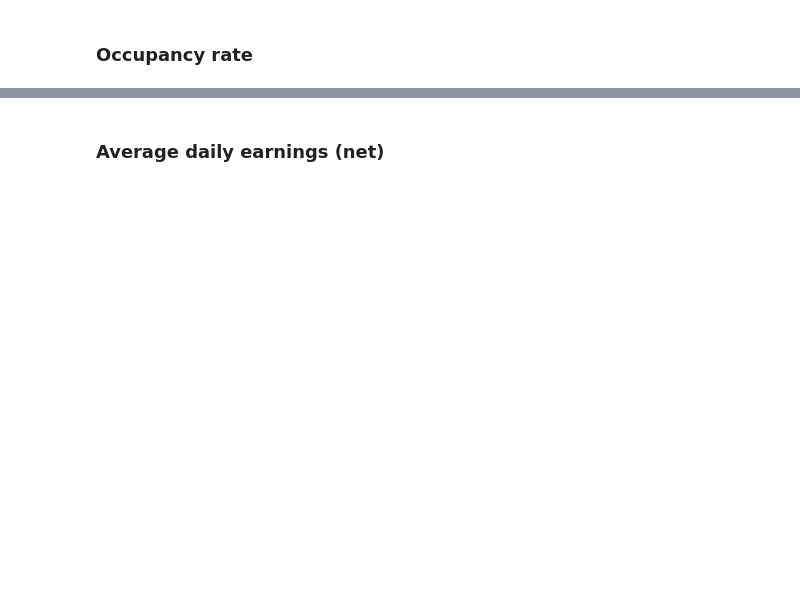
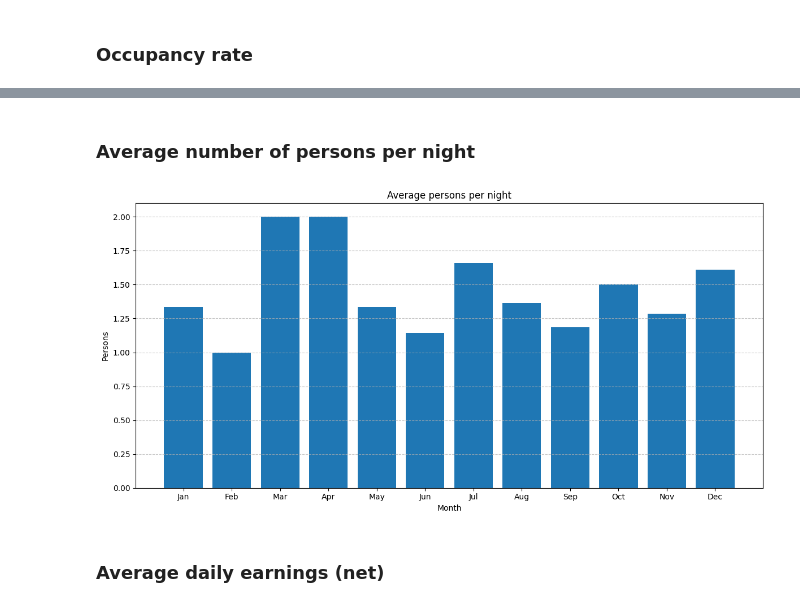
Before and after one commit to matteociaroni/bnb-reservations-analysis, a Jupyter notebook: notebooks/01_monthly_average_analysis.ipynb, the cells around one changed output, grey strips where cells are left out. Drawn from its saved outputs; the diff is of its cells as text; code cells hidden in the pictures; blank space fills up the shorter version.

Commit message:
Add average number of persons per night

```diff
--- a/notebooks/01_monthly_average_analysis.ipynb
+++ b/notebooks/01_monthly_average_analysis.ipynb
@@ -48,3 +48,16 @@ plot_monthly_average_metric(
+# %% [markdown]
+### Average number of persons per night
+# %%
+plot_monthly_average_metric(
+    df=monthly_summary,
+    value_column="avg_persons",
+    months=months,
+    month_labels=month_labels,
+    title="Average persons per night",
+    y_label="Persons"
+)
+# %% [output]
+[figure, added]
 # %% [markdown]
 ### Average daily earnings (net)
 # %%
```
Also changed, not shown: parts of 4 cells of this notebook, 2 other files.
